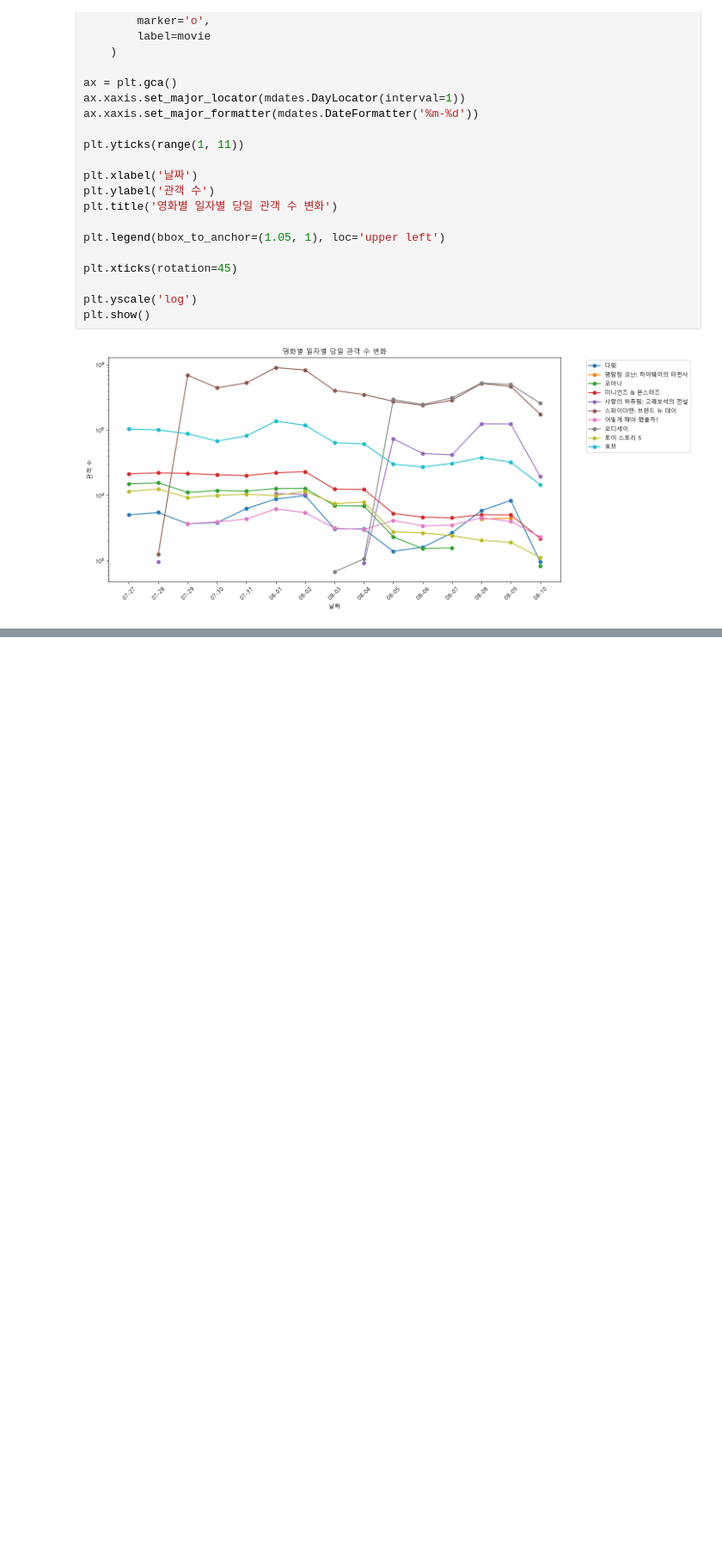
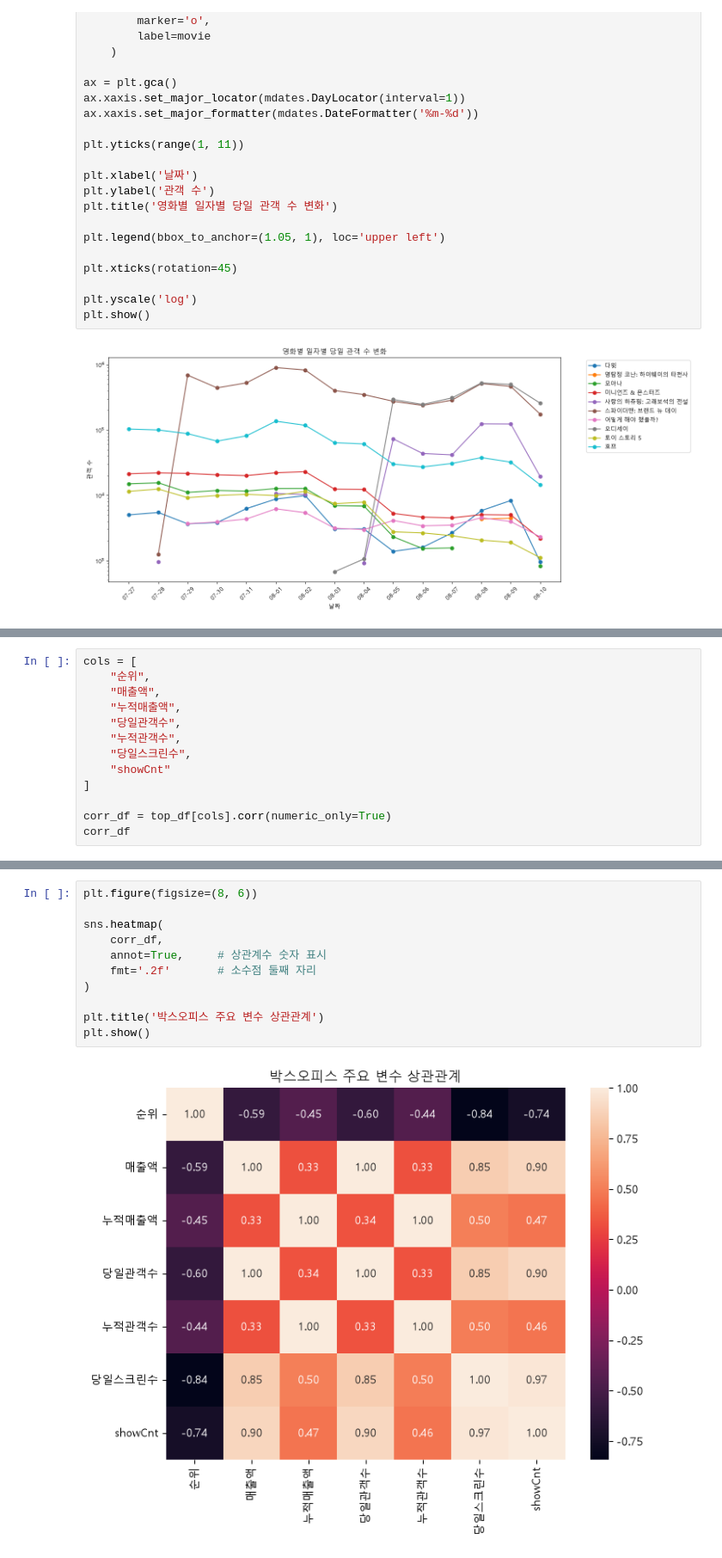
Before and after one commit to kkw5389-collab/sprint_mission16, a Jupyter notebook: notebooks/analysis.ipynb, the cells around one changed output, grey strips where cells are left out. Shown at 86% size. Saved outputs shown, nothing was run; the diff lists cells and outputs as text; blank space fills up the shorter version.

```diff
--- a/notebooks/analysis.ipynb
+++ b/notebooks/analysis.ipynb
@@ -624,0 +679,13 @@ plt.show()
+# %%
+cols = [
+    "순위",
+    "매출액",
+    "누적매출액",
+    "당일관객수",
+    "누적관객수",
+    "당일스크린수",
+    "showCnt"
+]
+
+corr_df = top_df[cols].corr(numeric_only=True)
+corr_df
@@ -624,0 +701,13 @@ plt.show()
+# %%
+plt.figure(figsize=(8, 6))
+
+sns.heatmap(
+    corr_df,
+    annot=True,     # 상관계수 숫자 표시
+    fmt='.2f'       # 소수점 둘째 자리
+)
+
+plt.title('박스오피스 주요 변수 상관관계')
+plt.show()
+# %% [output]
+[figure, added]
```
Also changed, not shown: parts of 9 cells of this notebook, 1 other file.
